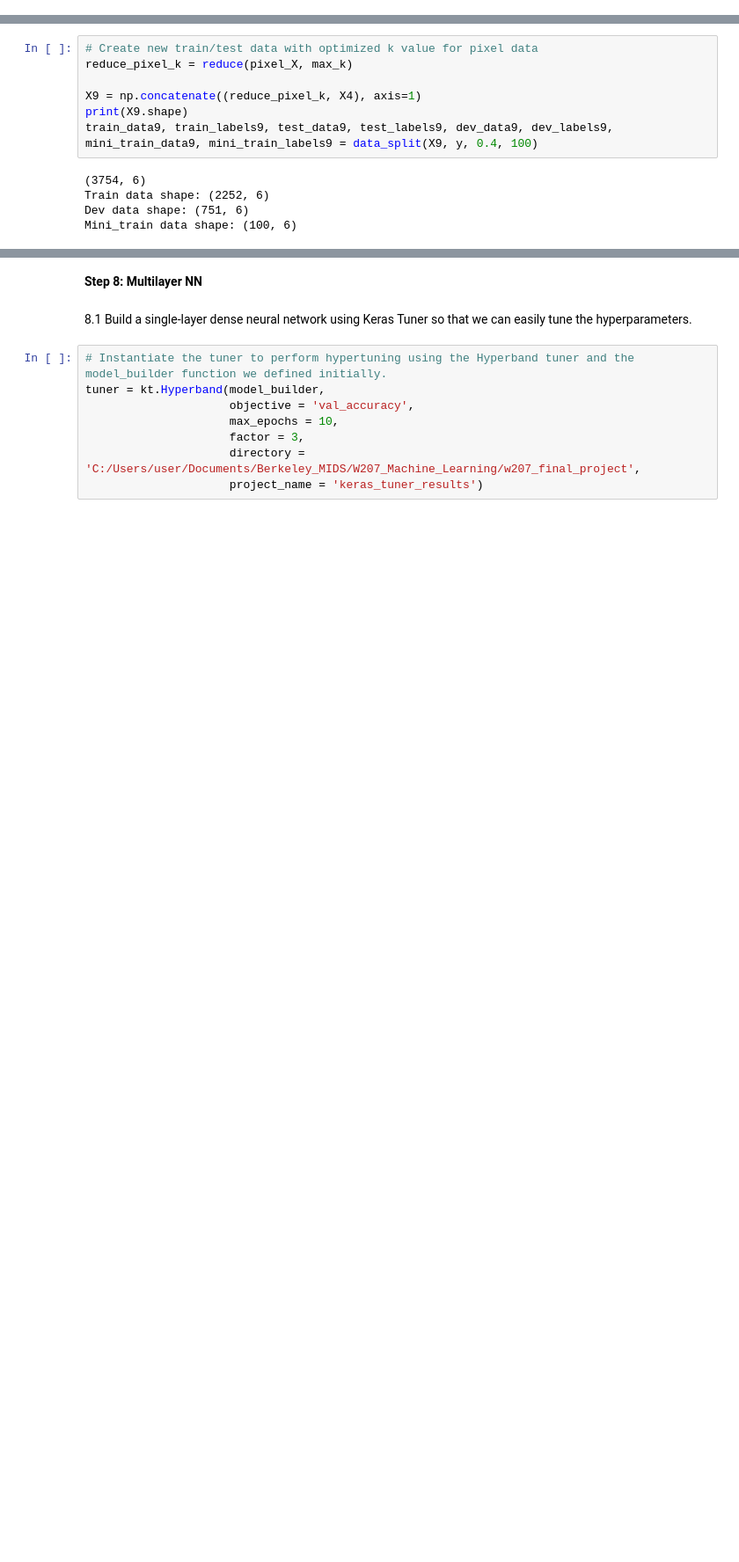
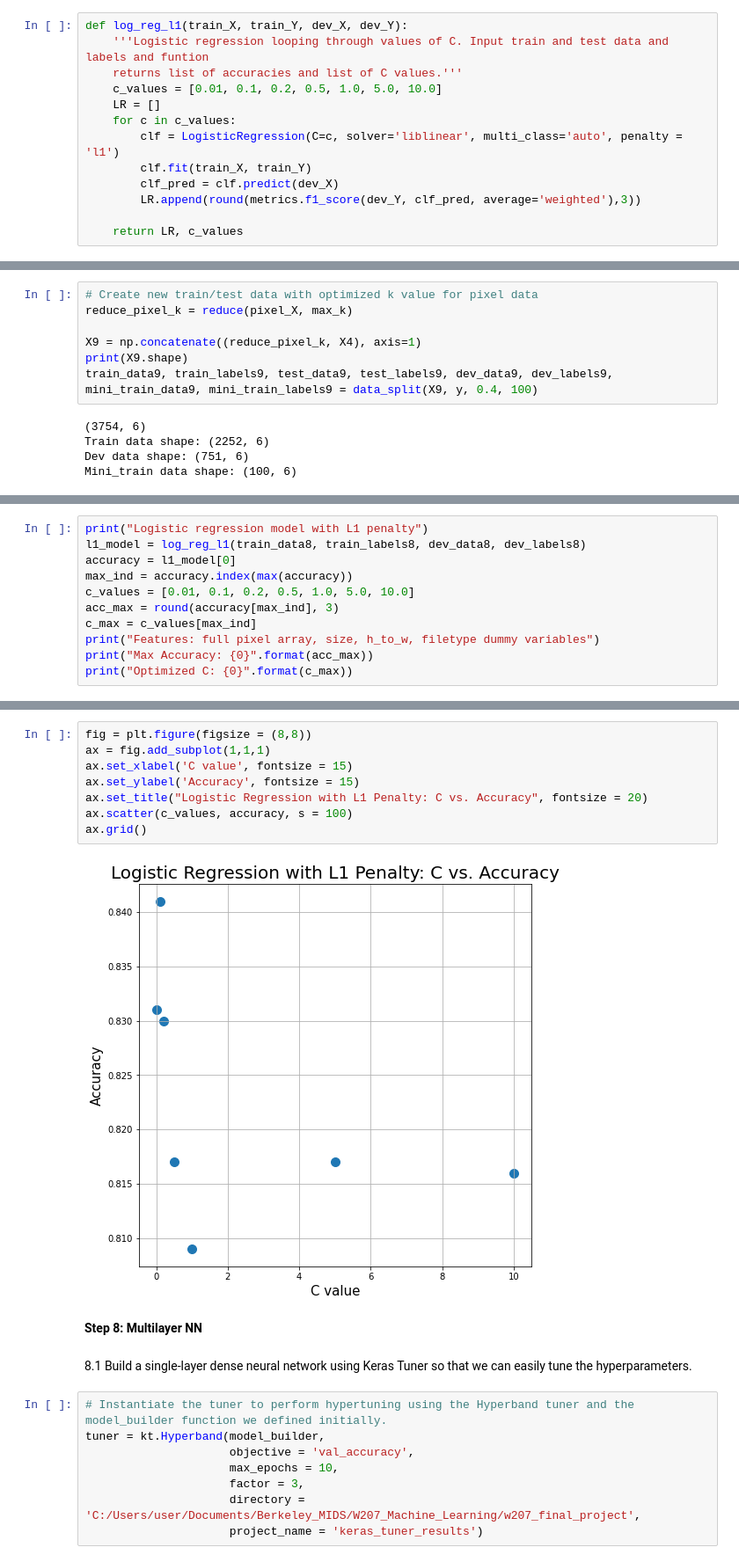
Before and after one commit to lauraherman22/w207_final_project, a Jupyter notebook: Logo_NoLogo_Final_Project.ipynb, the cells around one changed output, grey strips where cells are left out. Shown at 88% size. Cells and saved outputs as stored; diff of their text form; blank space fills up the shorter version.

```diff
--- a/Logo_NoLogo_Final_Project.ipynb
+++ b/Logo_NoLogo_Final_Project.ipynb
@@ -85,6 +87,19 @@ def LR_accuracy_c(train_X, train_Y, dev_X, dev_Y):
     C = log_reg(train_X, train_Y, dev_X, dev_Y)[1][accuracy_index[0]]
 
     return accuracy[0], C
+# %%
+def log_reg_l1(train_X, train_Y, dev_X, dev_Y):
+    '''Logistic regression looping through values of C. Input train and test data and labels and funtion
+    returns list of accuracies and list of C values.'''
+    c_values = [0.01, 0.1, 0.2, 0.5, 1.0, 5.0, 10.0]
+    LR = []
+    for c in c_values:
+        clf = LogisticRegression(C=c, solver='liblinear', multi_class='auto', penalty = 'l1')
+        clf.fit(train_X, train_Y)
+        clf_pred = clf.predict(dev_X)
+        LR.append(round(metrics.f1_score(dev_Y, clf_pred, average='weighted'),3))
+
+    return LR, c_values
 # %%
 def PCA_visualization(pca_vals, title, colors):
     x = [item[0] for item in pca_vals]
@@ -634,0 +654,11 @@ ax.grid()
+# %%
+print("Logistic regression model with L1 penalty")
+l1_model = log_reg_l1(train_data8, train_labels8, dev_data8, dev_labels8)
+accuracy = l1_model[0]
+max_ind = accuracy.index(max(accuracy))
+c_values = [0.01, 0.1, 0.2, 0.5, 1.0, 5.0, 10.0]
+acc_max = round(accuracy[max_ind], 3)
+c_max = c_values[max_ind]
+print("Features: full pixel array, size, h_to_w, filetype dummy variables")
+print("Max Accuracy: {0}".format(acc_max))
+print("Optimized C: {0}".format(c_max))
@@ -635,3 +670,13 @@ ax.grid()
+# %%
+fig = plt.figure(figsize = (8,8))
+ax = fig.add_subplot(1,1,1)
+ax.set_xlabel('C value', fontsize = 15)
+ax.set_ylabel('Accuracy', fontsize = 15)
+ax.set_title("Logistic Regression with L1 Penalty: C vs. Accuracy", fontsize = 20)
+ax.scatter(c_values, accuracy, s = 100)
+ax.grid()
+# %% [output]
+[figure, added]
 # %% [markdown]
 **Step 8: Multilayer NN**
 # %% [markdown]
```
Also changed, not shown: parts of 12 cells of this notebook.
